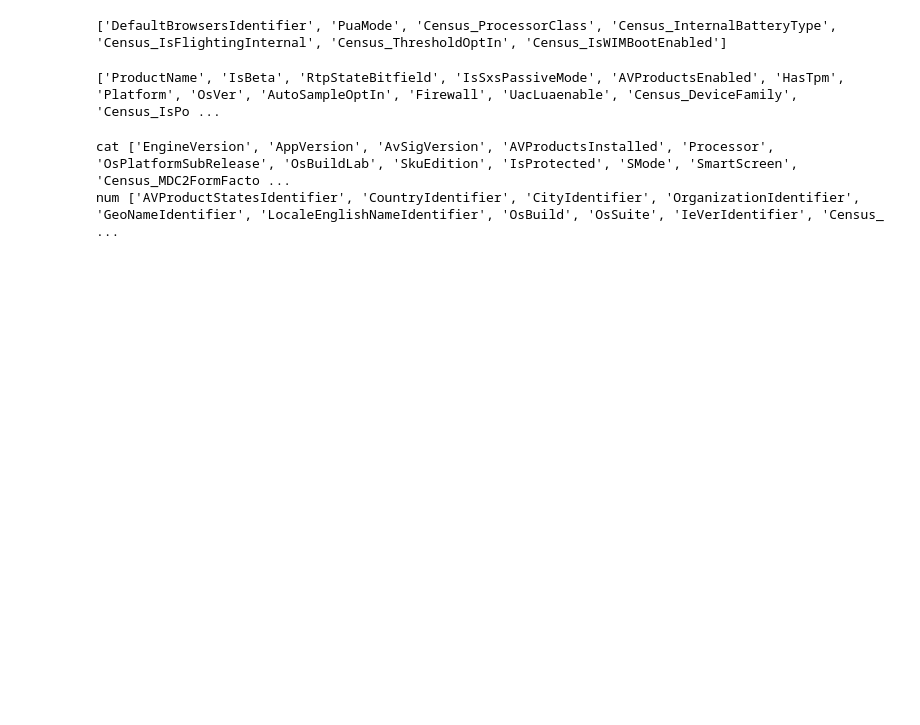
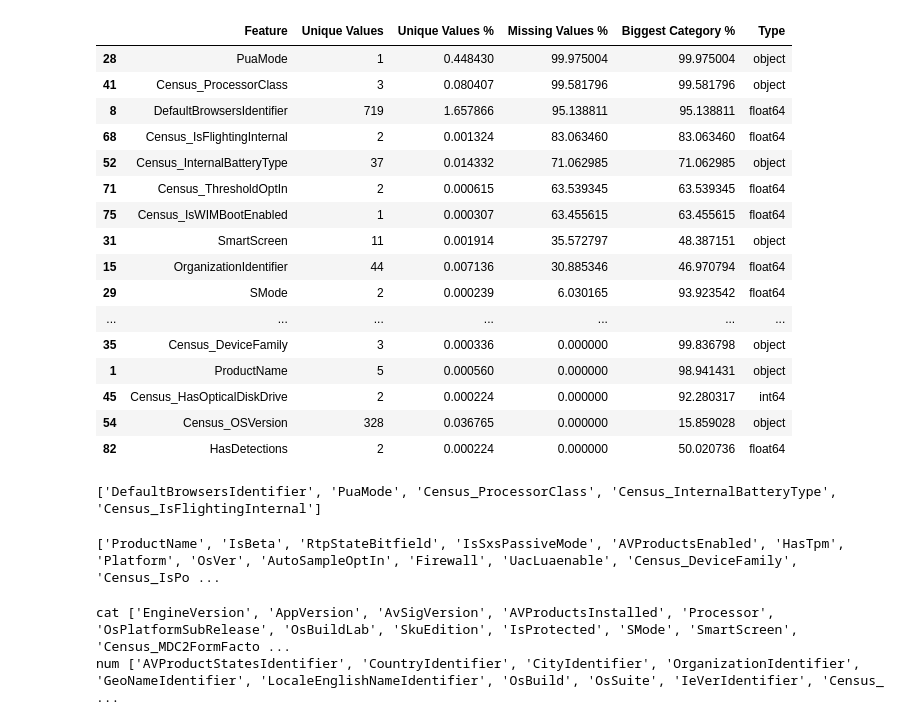
Before and after one commit to JorgeCostaMacia/kaggle-bootcamp-data-science-y-python, a Jupyter notebook: notebooks/eda/train.ipynb, the cells around one changed output. Cells and saved outputs as stored; diff of their text form; code cells hidden in the pictures; blank space fills up the shorter version.

```diff
--- a/notebooks/eda/train.ipynb
+++ b/notebooks/eda/train.ipynb
@@ -76,8 +80,41 @@ num_cols = []
+# %%
+# ===========================================> Exploración valores y estadísticas <=================================
+
+stats = []
+# Unique Values         col
+# Unique Values         datos[col].nunique()
+# Unique Values %       (datos[col].nunique() / datos[col].count()) * 100
+# Missing Values %      datos[col].isnull().sum() * 100 / datos.shape[0]
+# Biggest Category %    datos[col].value_counts(normalize=True, dropna=False).values[0] * 100
+# Type                  datos[col].dtype
+
+for col in datos.columns:
+    stats.append((col, datos[col].nunique(), (datos[col].nunique() / datos[col].count()) * 100, datos[col].isnull().sum() * 100 / datos.shape[0], datos[col].value_counts(normalize=True, dropna=False).values[0] * 100, datos[col].dtype))
+
+stats = pd.DataFrame(stats, columns=['Feature', 'Unique Values', 'Unique Values %', 'Missing Values %', 'Biggest Category %', 'Type'])
+stats.sort_values('Missing Values %', ascending=False)
+# %% [output]
+|  | Feature | Unique Values | Unique Values % | Missing Values % | Biggest Category % | Type |
+| 28 | PuaMode | 1 | 0.448430 | 99.975004 | 99.975004 | object |
+| 41 | Census_ProcessorClass | 3 | 0.080407 | 99.581796 | 99.581796 | object |
+| 8 | DefaultBrowsersIdentifier | 719 | 1.657866 | 95.138811 | 95.138811 | float64 |
+| 68 | Census_IsFlightingInternal | 2 | 0.001324 | 83.063460 | 83.063460 | float64 |
+| 52 | Census_InternalBatteryType | 37 | 0.014332 | 71.062985 | 71.062985 | object |
+| 71 | Census_ThresholdOptIn | 2 | 0.000615 | 63.539345 | 63.539345 | float64 |
+| 75 | Census_IsWIMBootEnabled | 1 | 0.000307 | 63.455615 | 63.455615 | float64 |
+| 31 | SmartScreen | 11 | 0.001914 | 35.572797 | 48.387151 | object |
+| 15 | OrganizationIdentifier | 44 | 0.007136 | 30.885346 | 46.970794 | float64 |
+| 29 | SMode | 2 | 0.000239 | 6.030165 | 93.923542 | float64 |
+| ... | ... | ... | ... | ... | ... | ... |
+| 35 | Census_DeviceFamily | 3 | 0.000336 | 0.000000 | 99.836798 | object |
+| 1 | ProductName | 5 | 0.000560 | 0.000000 | 98.941431 | object |
+| 45 | Census_HasOpticalDiskDrive | 2 | 0.000224 | 0.000000 | 92.280317 | int64 |
+| 54 | Census_OSVersion | 328 | 0.036765 | 0.000000 | 15.859028 | object |
+| 82 | HasDetections | 2 | 0.000224 | 0.000000 | 50.020736 | float64 |
 # %%
 # ===========================================> Eliminar valores nulos <=============================================
 
-drop_cols_min_nulls = 0.5
-#drop_cols_min_nulls = 0.5
+drop_cols_min_nulls = 0.7
 drop_cols_nulls = []
 
 for col in datos.columns:
@@ -88,7 +125,7 @@ datos.drop(columns=drop_cols_nulls, inplace=True)
 
 print(drop_cols_nulls)
 # %% [output]
-['DefaultBrowsersIdentifier', 'PuaMode', 'Census_ProcessorClass', 'Census_InternalBatteryType', 'Census_IsFlightingInternal', 'Census_ThresholdOptIn', 'Census_IsWIMBootEnabled']
+['DefaultBrowsersIdentifier', 'PuaMode', 'Census_ProcessorClass', 'Census_InternalBatteryType', 'Census_IsFlightingInternal']
 # %%
 # ===========================================> Eliminar valores mal balanceados <===================================
 
```
Also changed, not shown: parts of 8 cells of this notebook, 11 other files.
